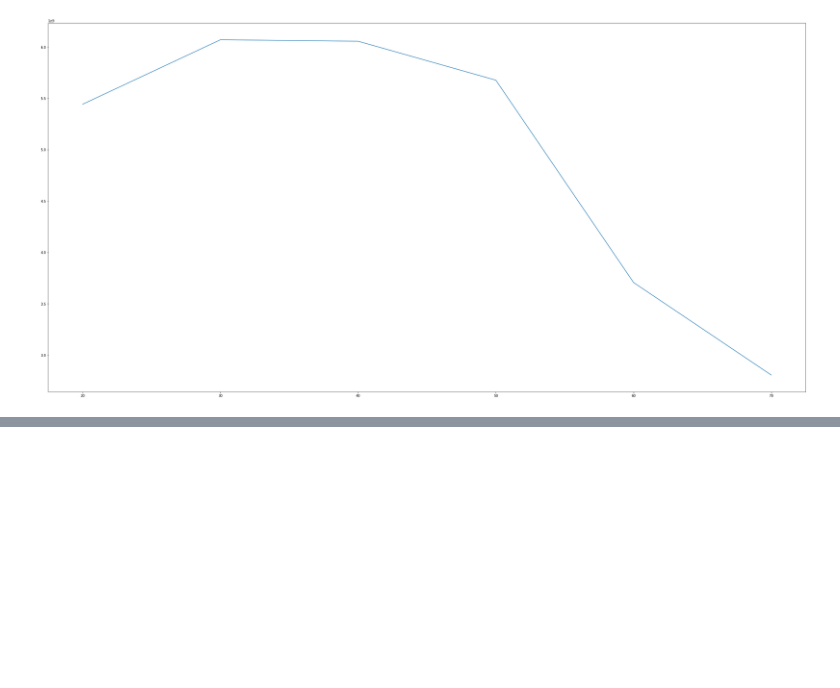
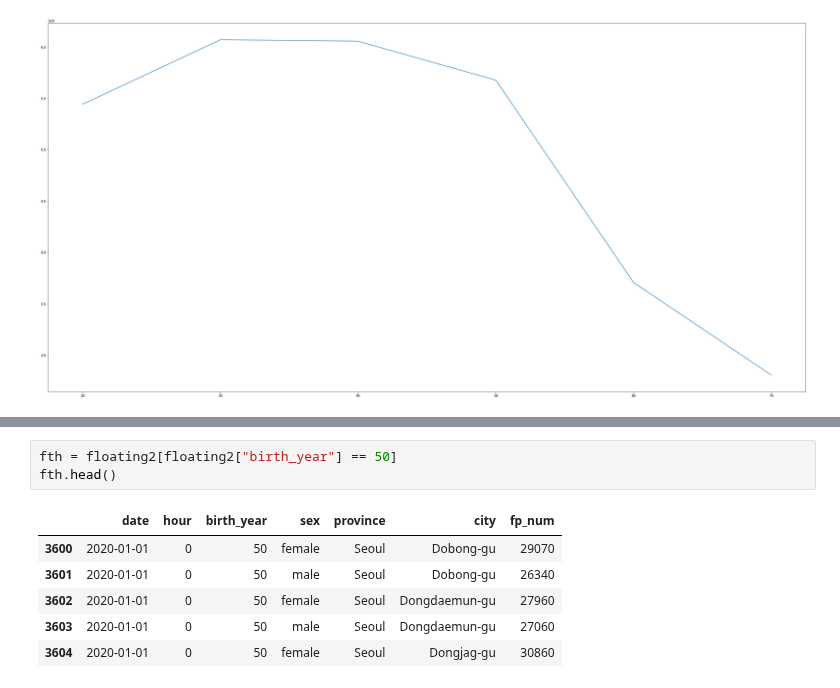
Before and after one commit to zzozzo/Datathon, a Jupyter notebook: data1.ipynb, the cells around one changed output, grey strips where cells are left out. Saved outputs shown, nothing was run; the diff lists cells and outputs as text; blank space fills up the shorter version.

```diff
--- a/data1.ipynb
+++ b/data1.ipynb
@@ -296,0 +414,10 @@ TypeError: Only valid with DatetimeIndex, TimedeltaIndex or PeriodIndex, but got
+# %%
+fth = floating2[floating2["birth_year"] == 50]
+fth.head()
+# %% [output]
+|  | date | hour | birth_year | sex | province | city | fp_num |
+| 3600 | 2020-01-01 | 0 | 50 | female | Seoul | Dobong-gu | 29070 |
+| 3601 | 2020-01-01 | 0 | 50 | male | Seoul | Dobong-gu | 26340 |
+| 3602 | 2020-01-01 | 0 | 50 | female | Seoul | Dongdaemun-gu | 27960 |
+| 3603 | 2020-01-01 | 0 | 50 | male | Seoul | Dongdaemun-gu | 27060 |
+| 3604 | 2020-01-01 | 0 | 50 | female | Seoul | Dongjag-gu | 30860 |
```
Also changed, not shown: parts of 15 cells of this notebook.
